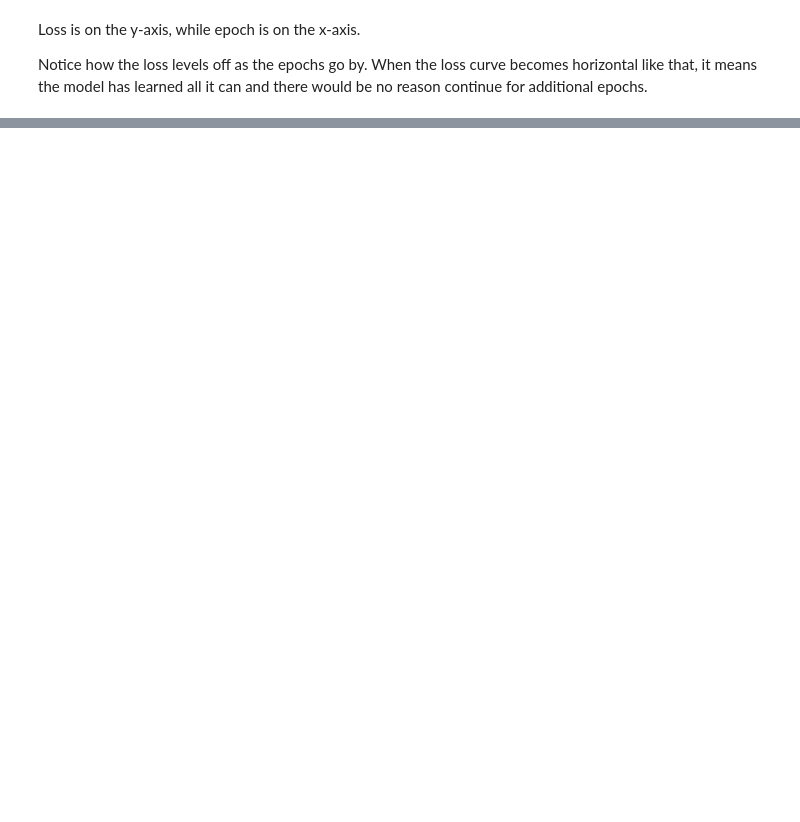
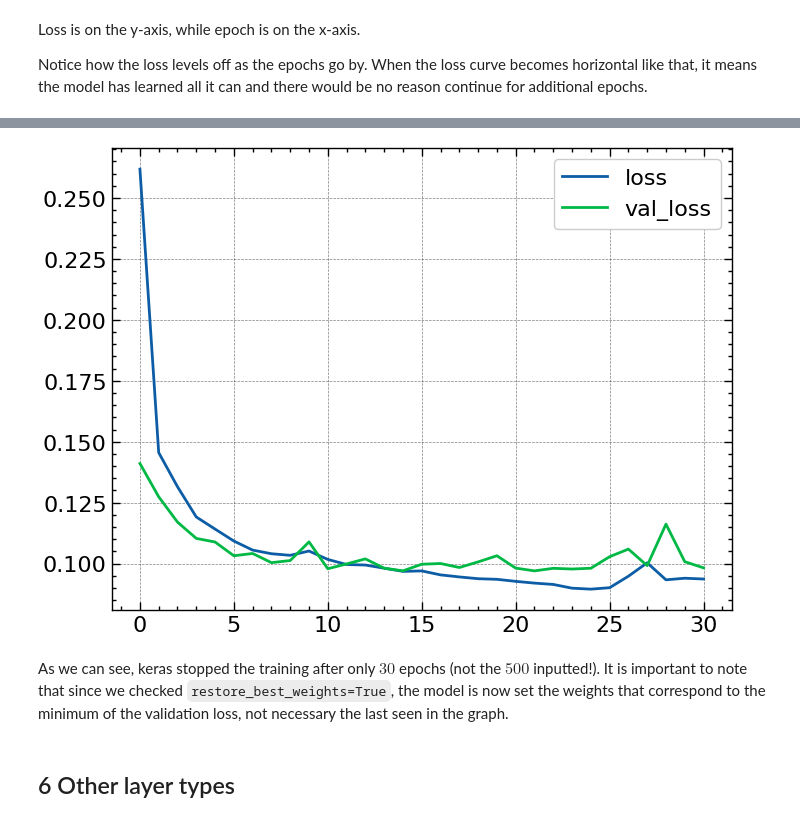
Before and after one commit to seanie5011/KaggleLearn, a Jupyter notebook: IntroToDL.ipynb, the cells around one changed output, grey strips where cells are left out. Saved outputs shown, nothing was run; the diff lists cells and outputs as text; code cells hidden in the pictures; blank space fills up the shorter version.

```diff
--- a/IntroToDL.ipynb
+++ b/IntroToDL.ipynb
@@ -466,0 +538,41 @@ Notice how the loss levels off as the epochs go by. When the loss curve becomes
+# %%
+from tensorflow.keras import callbacks
+
+# define early stopping callback
+early_stopping = callbacks.EarlyStopping(
+    min_delta=0.001,  # minimium amount of change to count as an improvement
+    patience=20,  # how many epochs to wait before stopping
+    restore_best_weights=True,
+)
+
+# define model
+model = keras.Sequential([
+    # hidden layers
+    layers.Dense(units=512, activation='relu', input_shape=[11]),
+    layers.Dense(units=512, activation='relu'),
+    layers.Dense(units=512, activation='relu'),
+    # output layer
+    layers.Dense(units=1),
+])
+
+# loss and optimizer
+model.compile(
+    optimizer='adam',
+    loss='mae',
+)
+
+# fit model
+history = model.fit(
+    X_train, y_train,
+    validation_data=(X_valid, y_valid),
+    batch_size=256,
+    epochs=500,
+    callbacks=[early_stopping],  # the callbacks go in a list
+    verbose=0,  # turns off training log
+)
+
+# convert to dataframe for plotting
+history_df = pd.DataFrame(history.history)
+history_df.loc[:, ['loss', 'val_loss']].plot();
+print(f'Minimum validation loss: {history_df["val_loss"].min()}')
+# %% [output]
@@ -466,0 +580,5 @@ Notice how the loss levels off as the epochs go by. When the loss curve becomes
+[figure, added]
+# %% [markdown]
+As we can see, keras stopped the training after only $30$ epochs (not the $500$ inputted!). It is important to note that since we checked `restore_best_weights=True`, the model is now set the weights that correspond to the minimum of the validation loss, not necessary the last seen in the graph.
+# %% [markdown]
+## 6 Other layer types
```
Also changed, not shown: parts of 51 cells of this notebook, 5 other files.
